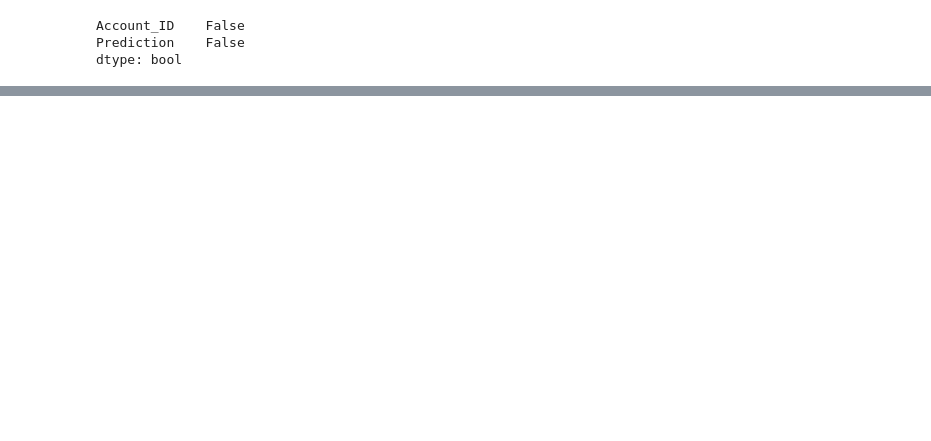
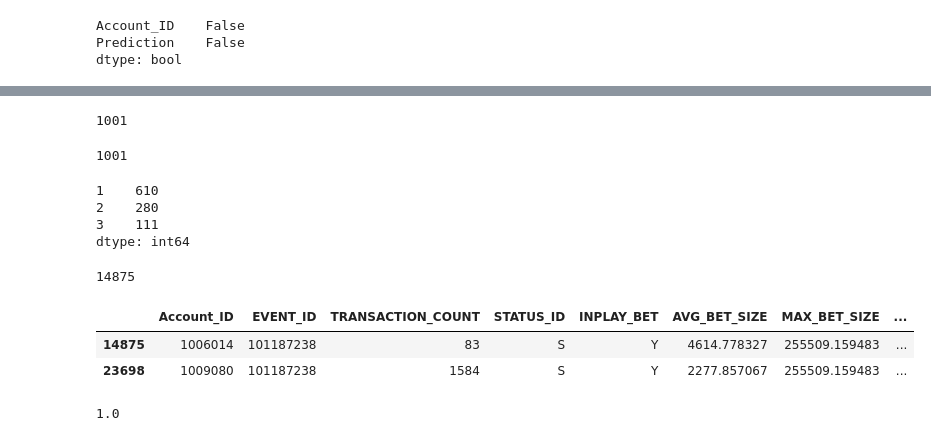
Before and after one commit to emmygold1/kaggle_proj, a Jupyter notebook: datathon2015/more_on_game_history.ipynb, the cells around one changed output, grey strips where cells are left out. Cells and saved outputs as stored; diff of their text form; code cells hidden in the pictures; blank space fills up the shorter version.

```diff
--- a/datathon2015/more_on_game_history.ipynb
+++ b/datathon2015/more_on_game_history.ipynb
@@ -171,0 +327,5 @@ dtype: bool
+# %%
+semi = pd.read_csv('semi_and_final_features.csv')
+semi.columns = ['Account_ID', 'EVENT_ID', 'TRANSACTION_COUNT', 'STATUS_ID',
+       'INPLAY_BET', 'AVG_BET_SIZE', 'MAX_BET_SIZE', 'MIN_BET_SIZE',
+       'STDEV_BET_SIZE']
@@ -171,0 +400,29 @@ dtype: bool
+# %%
+new_dat.Account_ID.nunique()
+# %% [output]
+1001
+# %%
+new_dat.loc[(new_dat.STATUS_ID == 'S').values, 'Account_ID'].nunique()
+# %% [output]
+1001
+# %%
+new_dat.loc[(new_dat.STATUS_ID == 'S').values, :].groupby('Account_ID')['EVENT_ID'].nunique().value_counts()
+# %% [output]
+1    610
+2    280
+3    111
+dtype: int64
+# %%
+semi.loc[(semi.STATUS_ID == 'S').values].MAX_BET_SIZE.idxmax()
+# %% [output]
+14875
+# %%
+semi.loc[(semi.STATUS_ID == 'S') & (semi.MAX_BET_SIZE > 250000)]
+# %% [output]
+|  | Account_ID | EVENT_ID | TRANSACTION_COUNT | STATUS_ID | INPLAY_BET | AVG_BET_SIZE | MAX_BET_SIZE | ... |
+| 14875 | 1006014 | 101187238 | 83 | S | Y | 4614.778327 | 255509.159483 | ... |
+| 23698 | 1009080 | 101187238 | 1584 | S | Y | 2277.857067 | 255509.159483 | ... |
+# %%
+win_loss2.loc[1009080]
+# %% [output]
+1.0
```
Also changed, not shown: parts of 60 cells of this notebook.
